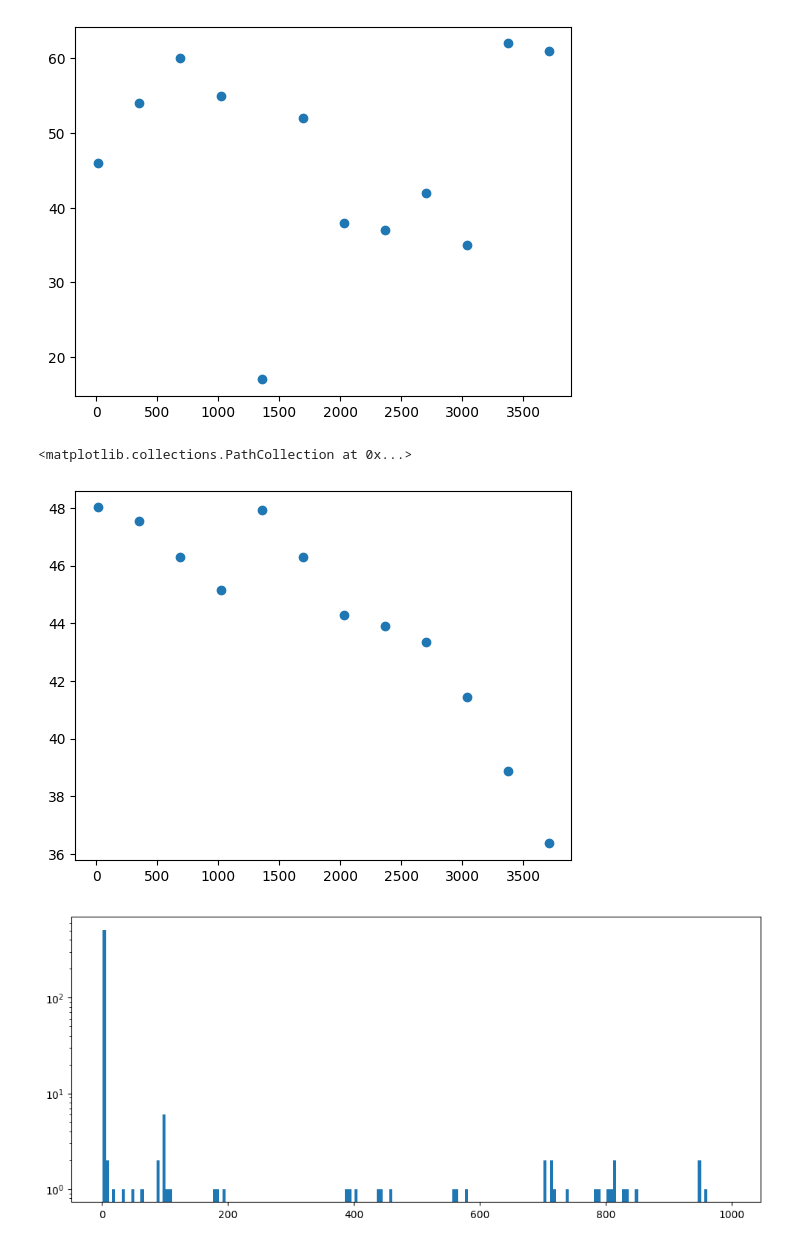
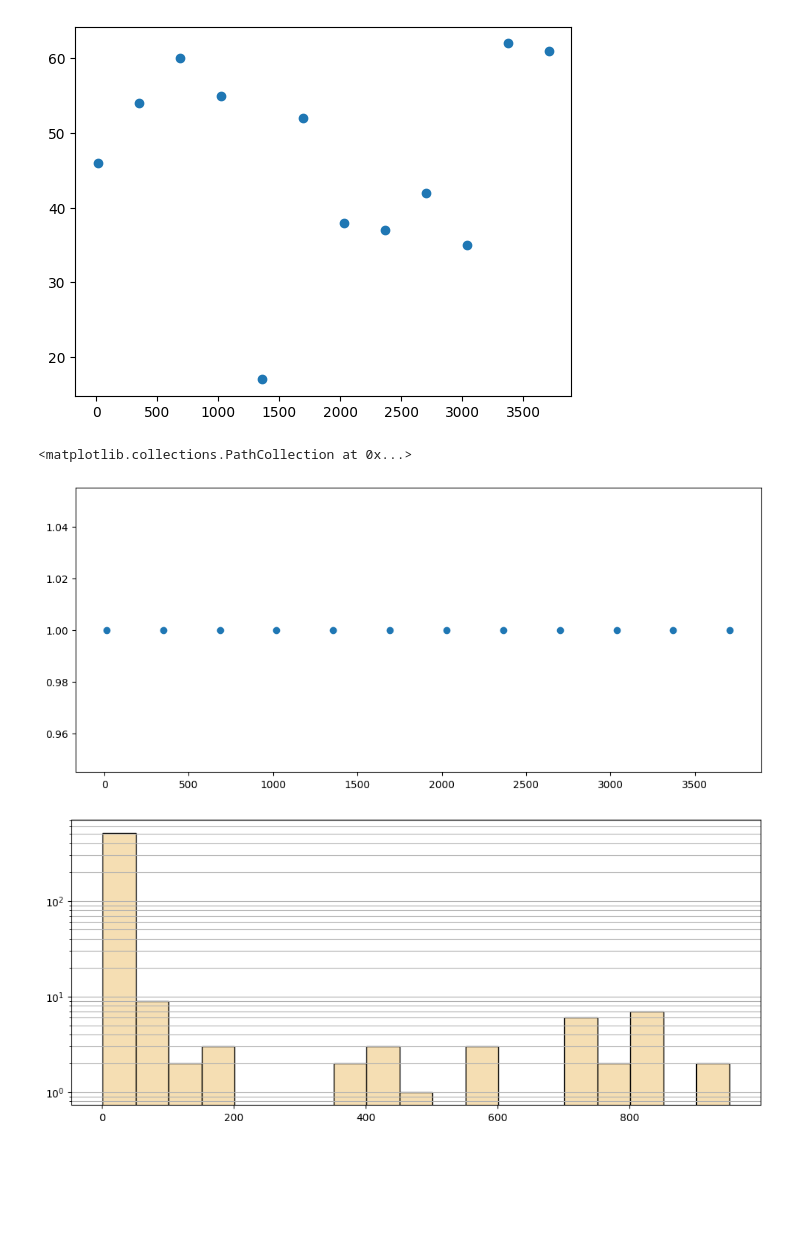
Before and after one commit to noaa-nwfsc/Skagit-IBM, a Jupyter notebook: NetCDF Explorer.ipynb, the cells around one changed output. Cells and saved outputs as stored; diff of their text form; code cells hidden in the pictures; blank space fills up the shorter version.

```diff
--- a/NetCDF Explorer.ipynb
+++ b/NetCDF Explorer.ipynb
@@ -385,16 +385,20 @@ plt.scatter(x = df.sampleTime.unique(), y = r)
 # %%
 s = []
 times = df.sampleTime.unique()
 for t in times:
-    s.append(np.mean(df[(df.sampleTime == t) & (df.sampleMeanLength != 0) & (df.sampleSiteID == 1049)]['sampleMeanLength']))
+    s.append(len(df[(df.sampleTime == t)
+                         # & (df.sampleMeanLength != 0)
+                           & (df.sampleSiteID == 1306)
+                           ]['sampleMeanLength']))
 plt.scatter(x = times, y = s)
 # %% [output]
 <matplotlib.collections.PathCollection at 0x...>
-[figure, old version]
+[figure, new version]
 # %%
-plt.hist(np.sqrt(df[df.samplePop > 0].samplePop), [x for x in range(1, 1000, 5)])
+plt.hist(np.sqrt(df[df.samplePop > 0].samplePop), [x for x in range(1, 1000, 50)],  color="wheat", edgecolor = "black")
 plt.yscale('log')
 # plt.xscale('log')
 plt.rcParams['figure.figsize'] = [12, 5]
+plt.grid(visible=True, axis='y', which='both')
 # %% [output]
-[figure, old version]
+[figure, new version]
```
Also changed, not shown: parts of 5 cells of this notebook.
